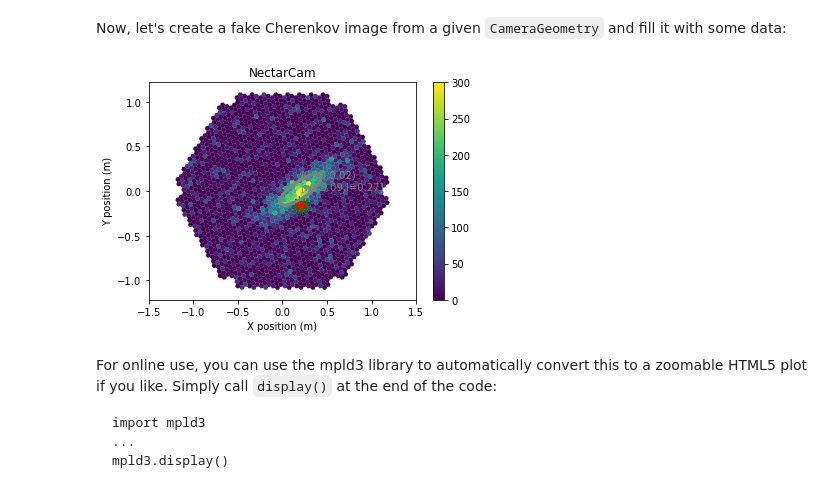
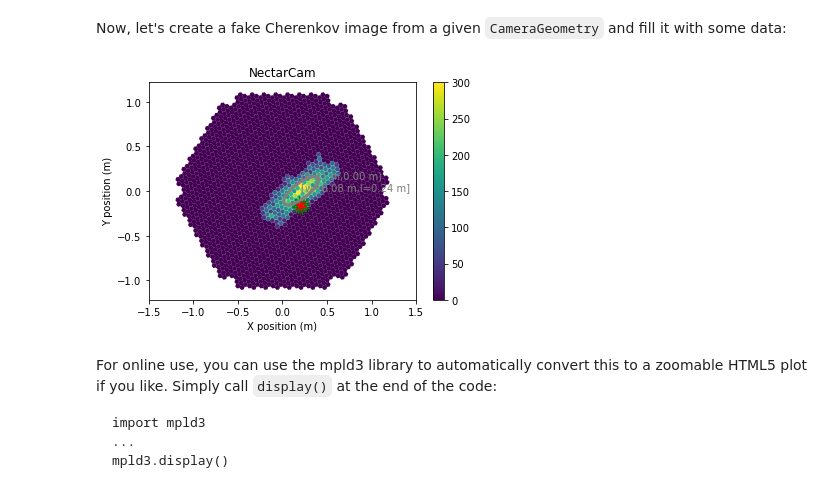
Before and after one commit to cta-observatory/ctapipe, a Jupyter notebook: examples/notebooks/camera_display.ipynb, the cells around one changed output. Drawn from its saved outputs; the diff is of its cells as text; code cells hidden in the pictures.

```diff
--- a/examples/notebooks/camera_display.ipynb
+++ b/examples/notebooks/camera_display.ipynb
@@ -39,23 +39,24 @@ image, sig, bg = toymodel.make_toymodel_shower_image(geom, model.pdf,
 mask = tailcuts_clean(geom, image, 10, 100)
 
 # calculate image parameters
-hillas = hillas_parameters(geom.pix_x.value[mask], geom.pix_y.value[mask], image[mask])
+image[~mask] = 0
+hillas = hillas_parameters(geom, image)
 # %%
 # show the camera image and overlay Hillas ellipse
 disp = CameraDisplay(geom)
 disp.set_limits_minmax(0, 300)
 disp.add_colorbar()
 disp.image = image
 disp.overlay_moments(hillas, color='grey', linewidth=3,zorder=10)
-#disp.highlight_pixels(mask)
+disp.highlight_pixels(mask, alpha=0.1, color='white')
 
 # draw the neighbors of pixel 100 in red, and the
 # neighbor-neighbors in green
 for ii in geom.neighbors[130]:
     draw_neighbors(geom, ii, color='green')
 draw_neighbors(geom, 130, color='red',lw=2)
 # %% [output]
-[figure, old version]
+[figure, new version]
 # %% [markdown]
 For online use, you can use the mpld3 library to automatically convert this to a zoomable HTML5 plot if you like. Simply call `display()` at the end of the code:
 
```
Also changed, not shown: 12 other files.
